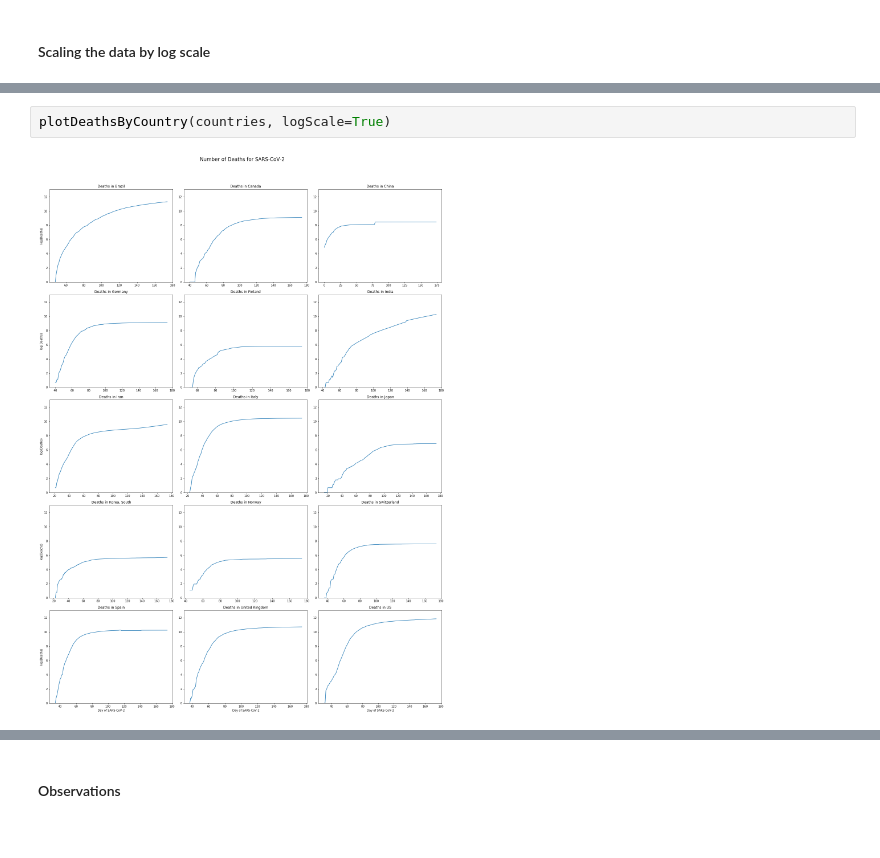
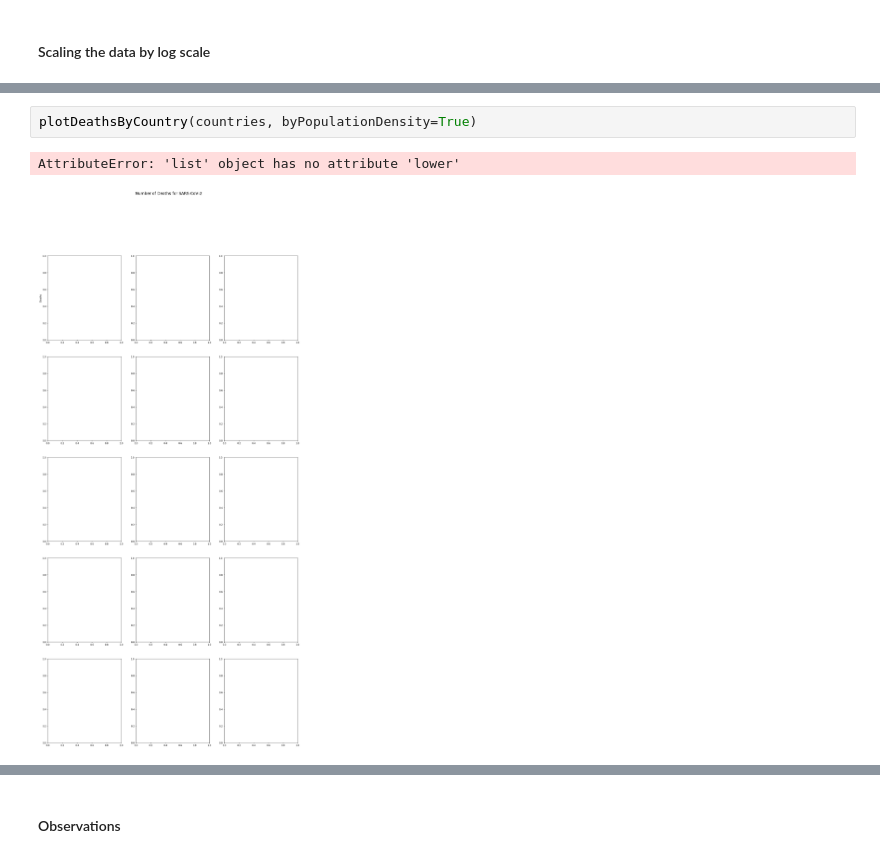
Before and after one commit to kleiaLaRoe/projects, a Jupyter notebook: python/patternRecognition/COVID19/COVID19Data.ipynb, the cells around one changed output, grey strips where cells are left out. Saved outputs shown, nothing was run; the diff lists cells and outputs as text.

Commit message:
Add Population Density for Time Series
Begin adding population desnity for time series data.

```diff
--- a/python/patternRecognition/COVID19/COVID19Data.ipynb
+++ b/python/patternRecognition/COVID19/COVID19Data.ipynb
@@ -502,4 +508,5 @@ plotCasesByCountry(countries, logScale=True)
 # %%
-plotDeathsByCountry(countries, logScale=True)
+plotDeathsByCountry(countries, byPopulationDensity=True)
 # %% [output]
+AttributeError: 'list' object has no attribute 'lower'
-[figure, old version]
+[figure, new version]
```
Also changed, not shown: parts of 17 cells of this notebook.
